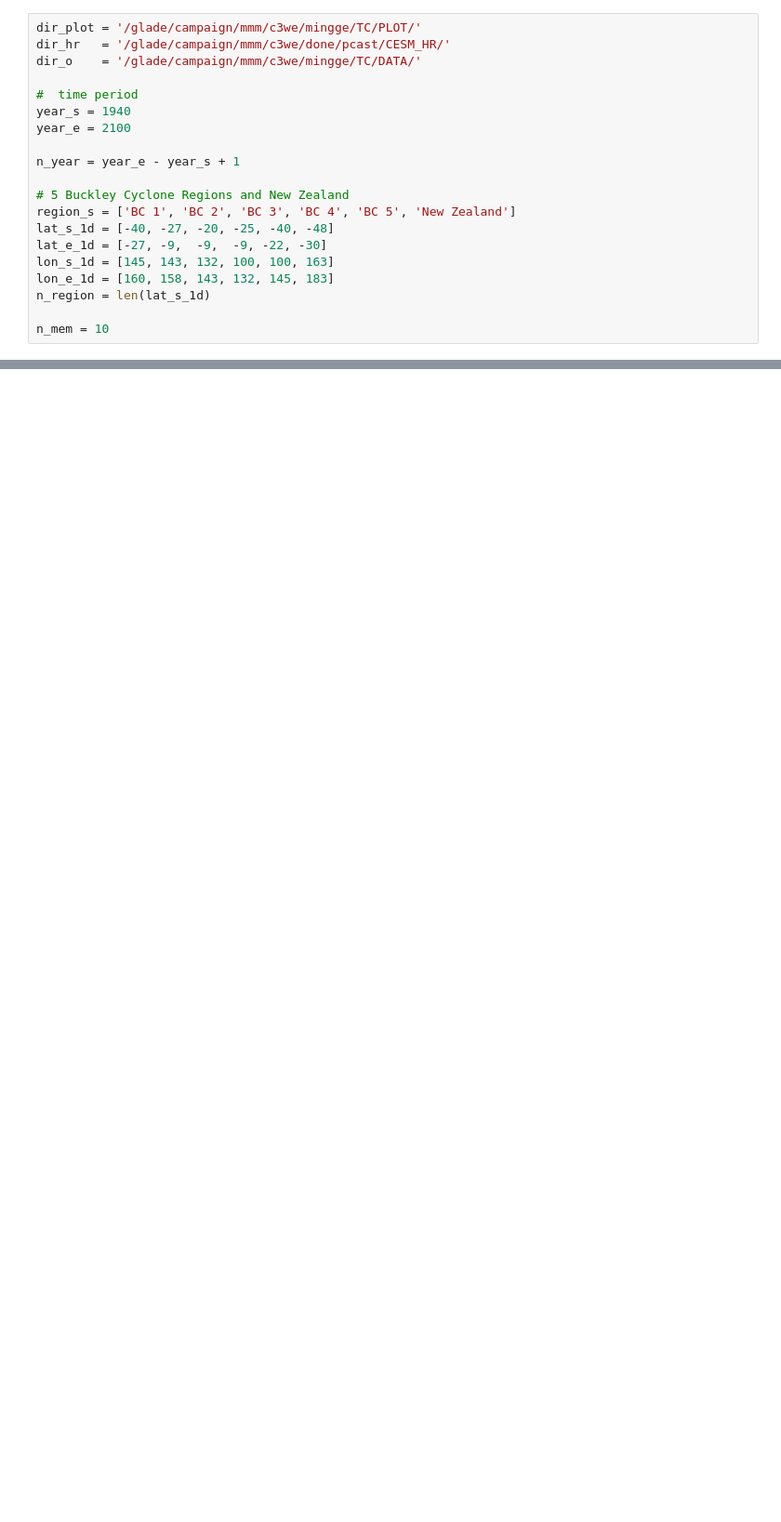
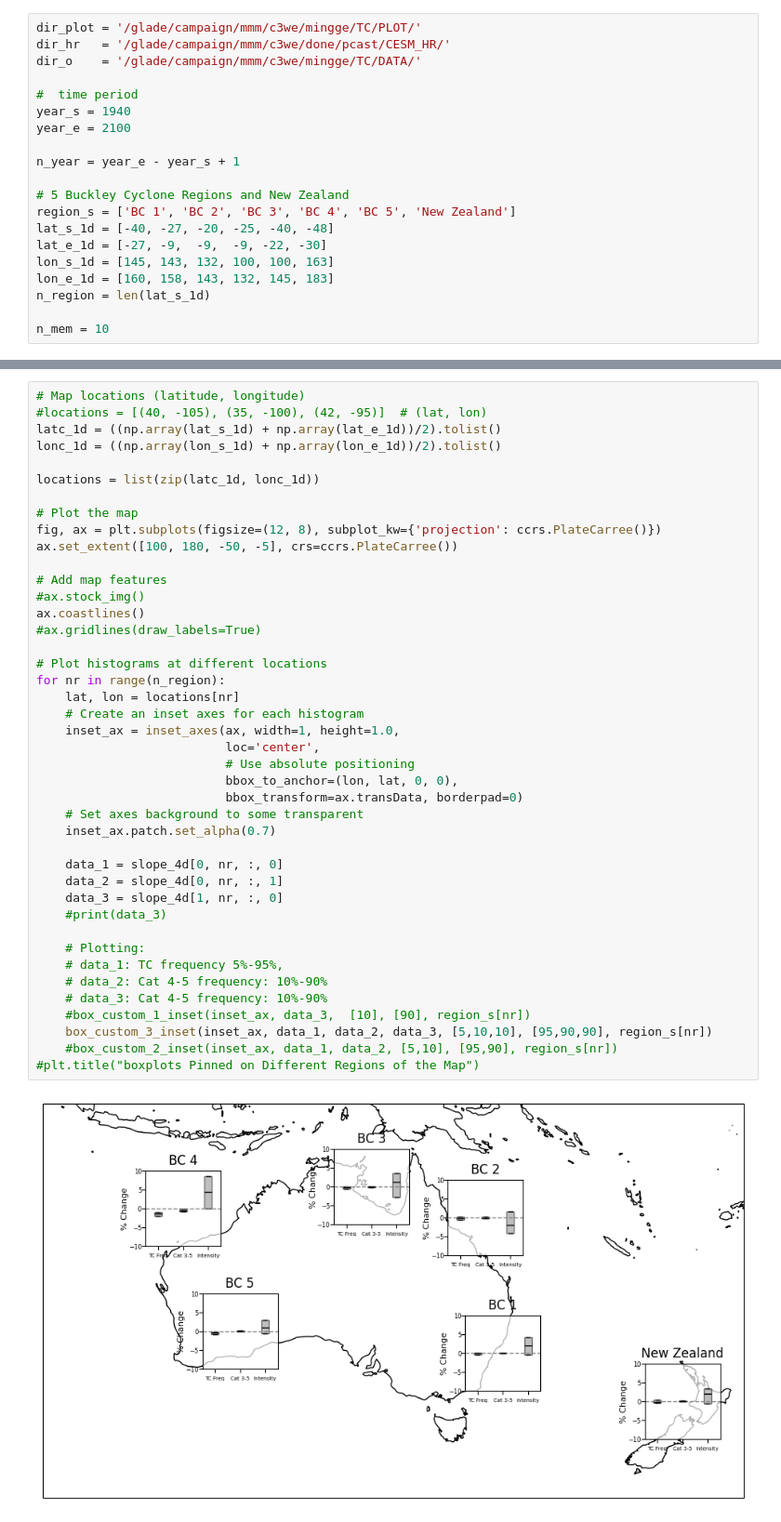
Before and after one commit to ming80302/TC, a Jupyter notebook: pin_to_map.ipynb, the cells around one changed output, grey strips where cells are left out. Shown at 93% size. Drawn from its saved outputs; the diff is of its cells as text; blank space fills up the shorter version.

```diff
--- a/pin_to_map.ipynb
+++ b/pin_to_map.ipynb
@@ -176,0 +399,44 @@ for nr in range(n_region):
+# %%
+# Map locations (latitude, longitude)
+#locations = [(40, -105), (35, -100), (42, -95)]  # (lat, lon)
+latc_1d = ((np.array(lat_s_1d) + np.array(lat_e_1d))/2).tolist()
+lonc_1d = ((np.array(lon_s_1d) + np.array(lon_e_1d))/2).tolist()
+
+locations = list(zip(latc_1d, lonc_1d))
+
+# Plot the map
+fig, ax = plt.subplots(figsize=(12, 8), subplot_kw={'projection': ccrs.PlateCarree()})
+ax.set_extent([100, 180, -50, -5], crs=ccrs.PlateCarree())
+
+# Add map features
+#ax.stock_img()
+ax.coastlines()
+#ax.gridlines(draw_labels=True)
+
+# Plot histograms at different locations
+for nr in range(n_region):
+    lat, lon = locations[nr]
+    # Create an inset axes for each histogram
+    inset_ax = inset_axes(ax, width=1, height=1.0,
+                          loc='center',
+                          # Use absolute positioning
+                          bbox_to_anchor=(lon, lat, 0, 0),
+                          bbox_transform=ax.transData, borderpad=0)
+    # Set axes background to some transparent
+    inset_ax.patch.set_alpha(0.7)
+
+    data_1 = slope_4d[0, nr, :, 0]
+    data_2 = slope_4d[0, nr, :, 1]
+    data_3 = slope_4d[1, nr, :, 0]
+    #print(data_3)
+
+    # Plotting:
+    # data_1: TC frequency 5%-95%,
+    # data_2: Cat 4-5 frequency: 10%-90%
+    # data_3: Cat 4-5 frequency: 10%-90%
+    #box_custom_1_inset(inset_ax, data_3,  [10], [90], region_s[nr])
+    box_custom_3_inset(inset_ax, data_1, data_2, data_3, [5,10,10], [95,90,90], region_s[nr])
+    #box_custom_2_inset(inset_ax, data_1, data_2, [5,10], [95,90], region_s[nr])
+#plt.title("boxplots Pinned on Different Regions of the Map")
+# %% [output]
+[figure, added]
```
Also changed, not shown: parts of 8 cells of this notebook.
